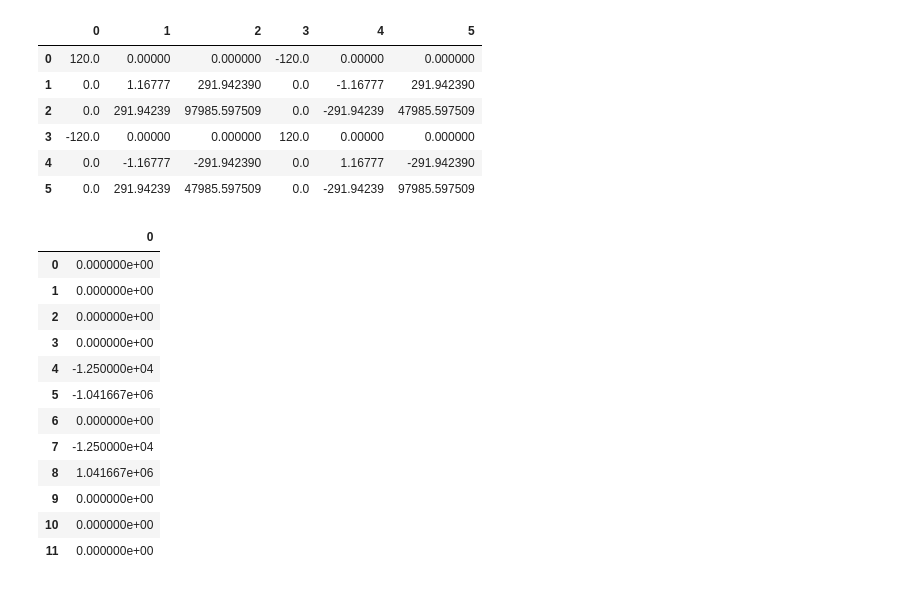
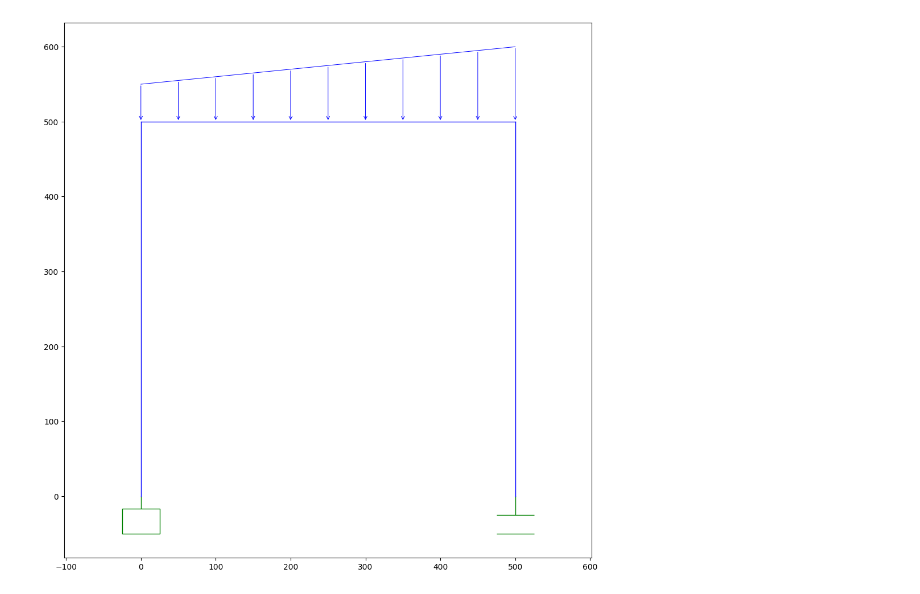
Before and after one commit to Milca-py/MilcaStructures, a Jupyter notebook: test.ipynb, the cells around one changed output. Saved outputs shown, nothing was run; the diff lists cells and outputs as text; code cells hidden in the pictures.

```diff
--- a/test.ipynb
+++ b/test.ipynb
@@ -1,11 +1,8 @@
 # %%
 from core.system import SystemMilcaModel
-import pandas as pd
-# from main import SytemMilcaModel
 
-# crear el modelo estructural
+
 model = SystemMilcaModel()
-
 
 E = 30
 v = 0.15
@@ -13,67 +10,43 @@ g = 0
 b = 40
 h = 50
 
+B = 500
+H = 300
 
 # agregar materiales
 model.add_material(name="concreto", modulus_elasticity=E,
                    poisson_ratio=v, specific_weight=g)
 
 # # agregar secciones
 model.add_rectangular_section("seccion1", "concreto", b, h)
 
 # # agregar nodos
 model.add_node(1, (0, 0))
 model.add_node(2, (0, 500))
 model.add_node(3, (500, 500))
 model.add_node(4, (500, 0))
 
+
 # # agregar elementos
 model.add_element(1, "FRAME", 1, 2, "seccion1")
 model.add_element(2, "FRAME", 2, 3, "seccion1")
 model.add_element(3, "FRAME", 3, 4, "seccion1")
 
+
 # # agregar restricciones
 model.add_restraint(1, (True, True, True))
-model.add_restraint(4, (True, True, True))
+model.add_restraint(4, (False, True, True))
 
 # # agregar patrones de carga
 model.add_load_pattern(name="muerta")
 
 # agregar cargas puntuales
-# model.add_point_load(2, "muerta", fx=100)
-model.add_distributed_load(2, "muerta", "LOCAL", -50, -50)
+model.add_distributed_load(2, "muerta", "LOCAL", -25, -50)
 
 # resolver el modelo
 model.solve()
 
-
-df = pd.DataFrame(model.global_stiffness_matrix)
-df.to_excel("stiffness_matrix.xlsx")
+# mostrar la estructura en figura
+model.show_structure()
+# %% [output]
+[figure, added]
-# %%
-df2 = pd.DataFrame(model.element_map[1]._stiffness_matrix)
-df2
-# %% [output]
-|  | 0 | 1 | 2 | 3 | 4 | 5 |
-| 0 | 120.0 | 0.00000 | 0.000000 | -120.0 | 0.00000 | 0.000000 |
-| 1 | 0.0 | 1.16777 | 291.942390 | 0.0 | -1.16777 | 291.942390 |
-| 2 | 0.0 | 291.94239 | 97985.597509 | 0.0 | -291.94239 | 47985.597509 |
-| 3 | -120.0 | 0.00000 | 0.000000 | 120.0 | 0.00000 | 0.000000 |
-| 4 | 0.0 | -1.16777 | -291.942390 | 0.0 | 1.16777 | -291.942390 |
-| 5 | 0.0 | 291.94239 | 47985.597509 | 0.0 | -291.94239 | 97985.597509 |
-# %%
-vector_fuerza = pd.DataFrame(model.global_force_vector)
-vector_fuerza
-# %% [output]
-|  | 0 |
-| 0 | 0.000000e+00 |
-| 1 | 0.000000e+00 |
-| 2 | 0.000000e+00 |
-| 3 | 0.000000e+00 |
-| 4 | -1.250000e+04 |
-| 5 | -1.041667e+06 |
-| 6 | 0.000000e+00 |
-| 7 | -1.250000e+04 |
-| 8 | 1.041667e+06 |
-| 9 | 0.000000e+00 |
-| 10 | 0.000000e+00 |
-| 11 | 0.000000e+00 |
```
Also changed, not shown: parts of 4 cells of this notebook, 26 other files.
